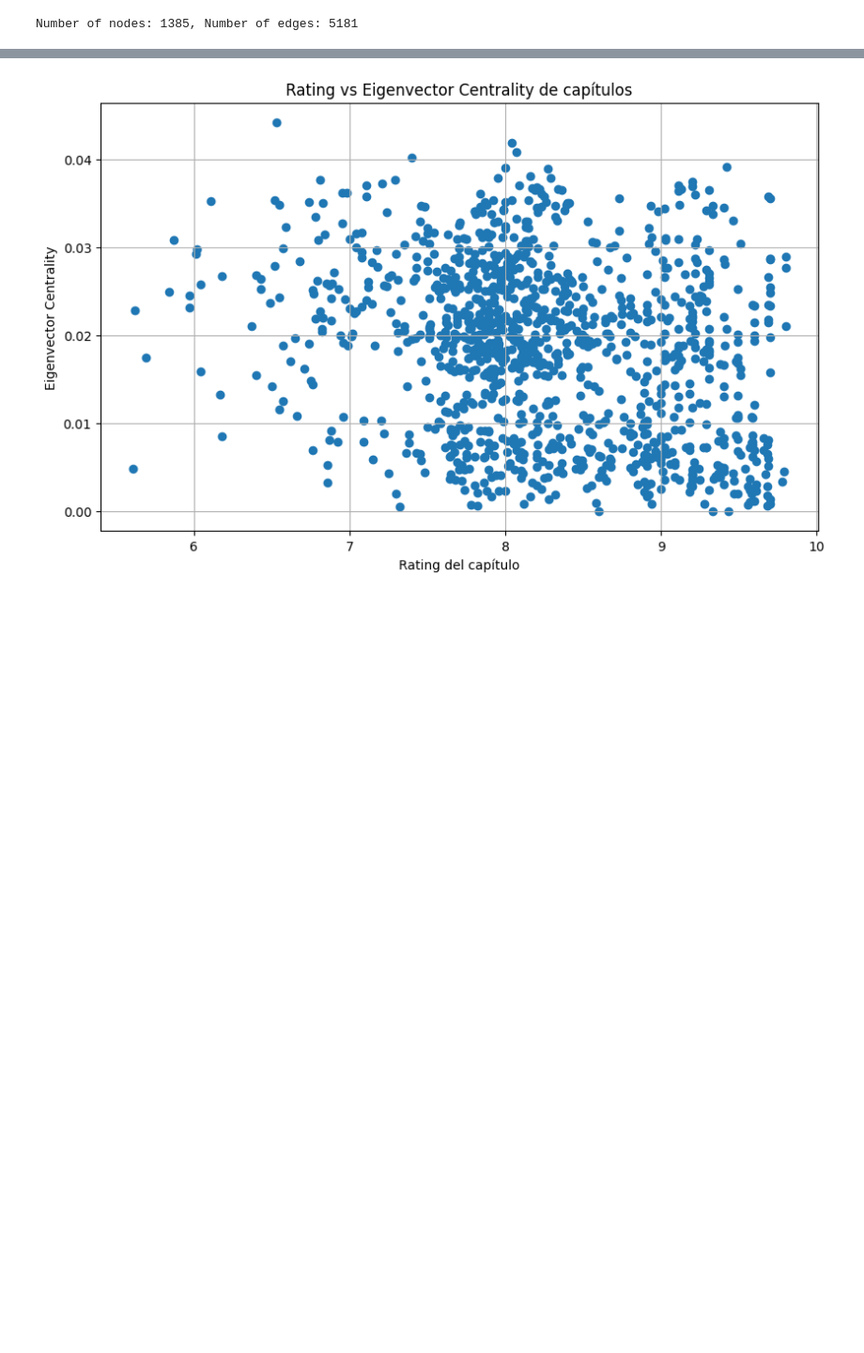
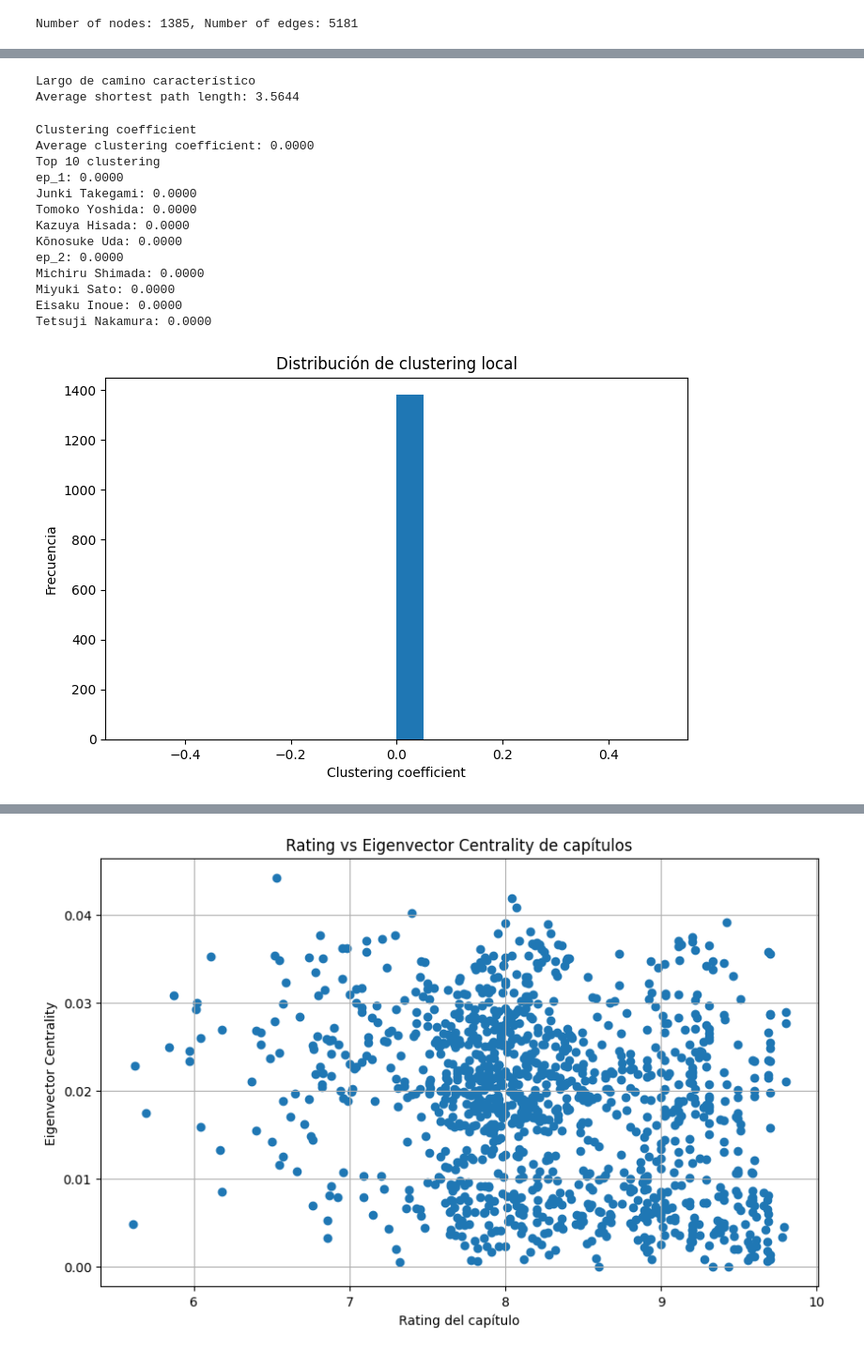
Before and after one commit to Jotape24/Complex-Networks-and-One-Piece, a Jupyter notebook: graph.ipynb, the cells around one changed output, grey strips where cells are left out. Shown at 94% size. Drawn from its saved outputs; the diff is of its cells as text; code cells hidden in the pictures; blank space fills up the shorter version.

Commit message:
feat: add clustering, node distribution and longest path

```diff
--- a/graph.ipynb
+++ b/graph.ipynb
@@ -63,3 +96,66 @@ Number of nodes: 1385, Number of edges: 5181
+# %%
+avg_path_length = nx.average_shortest_path_length(Gcc)
+
+print("\nLargo de camino característico")
+print(f"Average shortest path length: {avg_path_length:.4f}")
+# %% [output]
+Largo de camino característico
+Average shortest path length: 3.5644
+# %%
+# Coeficiente de clustering
+
+avg_clustering = nx.average_clustering(Gcc)
+
+print("Clustering coefficient")
+print(f"Average clustering coefficient: {avg_clustering:.4f}")
+
+# Clustering por nodo
+
+clustering_per_node = nx.clustering(Gcc)
+
+# top 10 directores
+top_clustering = sorted(
+    clustering_per_node.items(),
+    key=lambda x: x[1],
+    reverse=True
+)[:10]
+
+print("Top 10 clustering")
+
+for node, coeff in top_clustering:
+
+    director_name = node.replace("director_", "")
+
+    print(f"{director_name}: {coeff:.4f}")
+
+# Distribucion
+
+clustering_values = list(clustering_per_node.values())
+
+plt.figure(figsize=(8,5))
+
+plt.hist(clustering_values, bins=20)
+
+plt.xlabel("Clustering coefficient")
+plt.ylabel("Frecuencia")
+plt.title("Distribución de clustering local")
+
+plt.show()
+# %% [output]
+Clustering coefficient
+Average clustering coefficient: 0.0000
+Top 10 clustering
+ep_1: 0.0000
+Junki Takegami: 0.0000
+Tomoko Yoshida: 0.0000
+Kazuya Hisada: 0.0000
+Kōnosuke Uda: 0.0000
+ep_2: 0.0000
+Michiru Shimada: 0.0000
+Miyuki Sato: 0.0000
+Eisaku Inoue: 0.0000
+Tetsuji Nakamura: 0.0000
+[figure, added]
 # %%
 # Eigenvector centrality
 centrality = B.degree()
```
Also changed, not shown: parts of 31 cells of this notebook.
